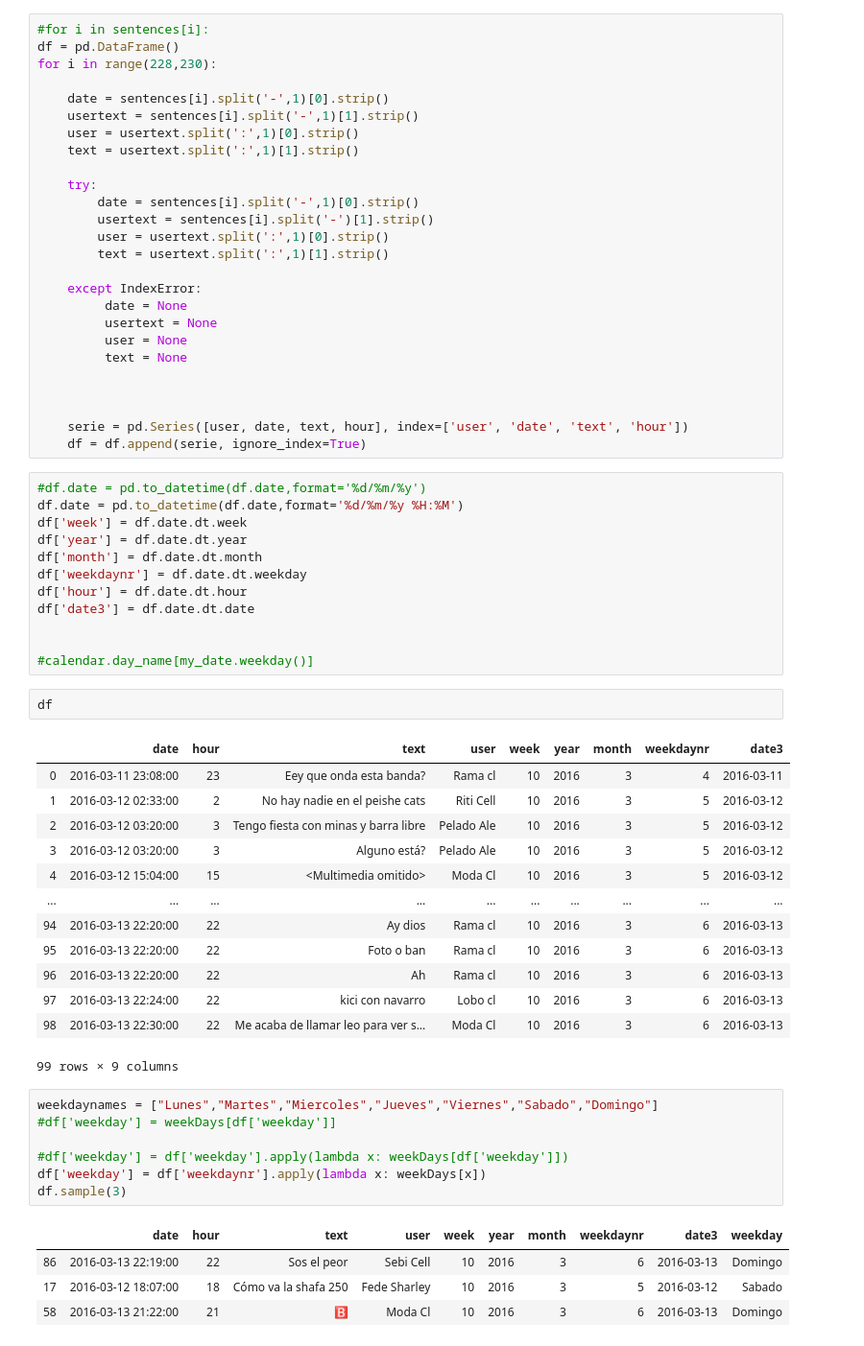
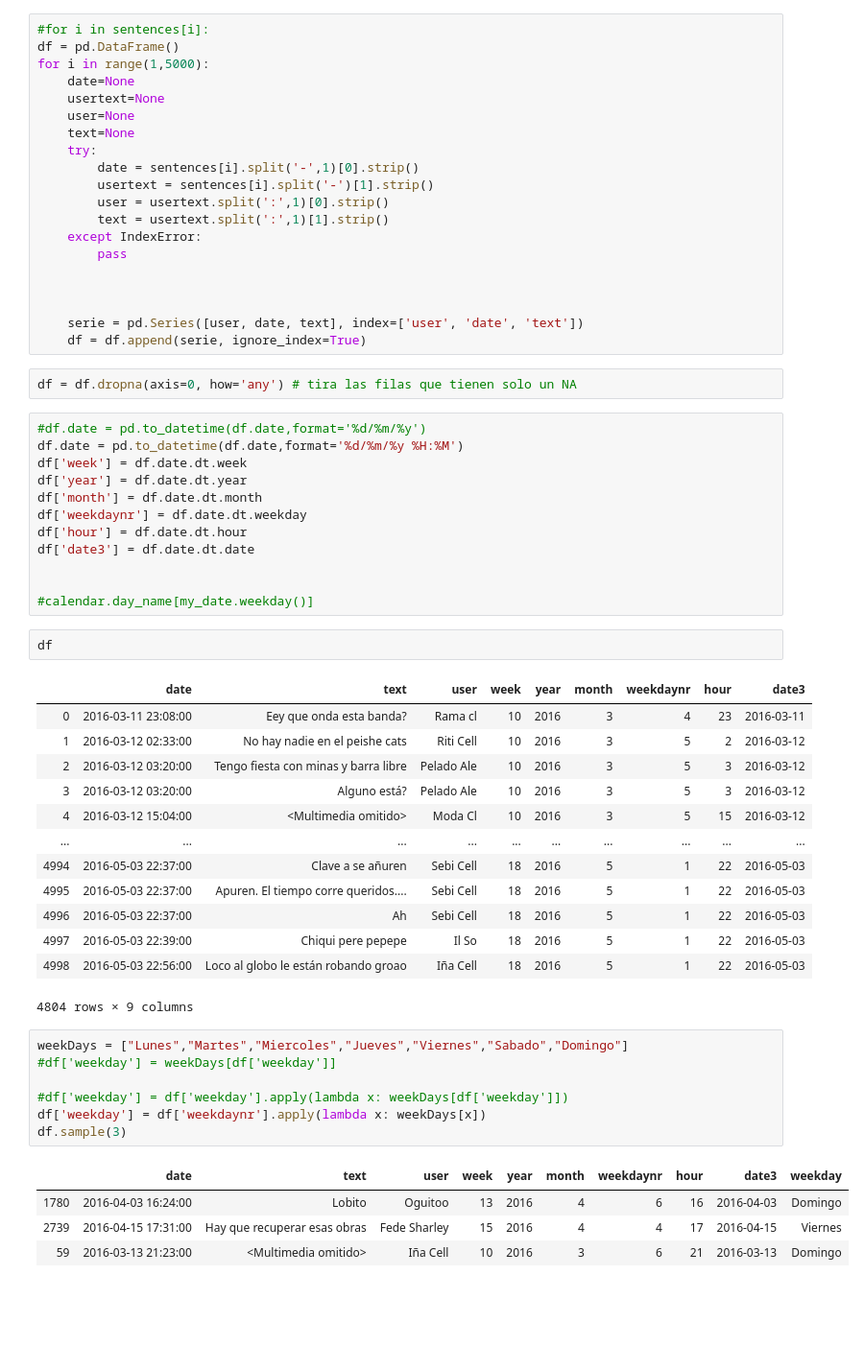
Before and after one commit to joaquin-tempelsman/data-stories, a Jupyter notebook: Whatsapp group - analytics/Untitled.ipynb, the cells around one changed output. Shown at 96% size. Drawn from its saved outputs; the diff is of its cells as text; blank space fills up the shorter version.

```diff
--- a/Whatsapp group - analytics/Untitled.ipynb
+++ b/Whatsapp group - analytics/Untitled.ipynb
@@ -57,29 +61,25 @@ usertext
 # %%
 #for i in sentences[i]:
 df = pd.DataFrame()
-for i in range(228,230):
-
-    date = sentences[i].split('-',1)[0].strip()
-    usertext = sentences[i].split('-',1)[1].strip()
-    user = usertext.split(':',1)[0].strip()
-    text = usertext.split(':',1)[1].strip()
-
+for i in range(1,5000):
+    date=None
+    usertext=None
+    user=None
+    text=None
     try:
         date = sentences[i].split('-',1)[0].strip()
         usertext = sentences[i].split('-')[1].strip()
         user = usertext.split(':',1)[0].strip()
         text = usertext.split(':',1)[1].strip()
-
     except IndexError:
-         date = None
-         usertext = None
-         user = None
-         text = None
+        pass
 
 
 
-    serie = pd.Series([user, date, text, hour], index=['user', 'date', 'text', 'hour'])
+    serie = pd.Series([user, date, text], index=['user', 'date', 'text'])
     df = df.append(serie, ignore_index=True)
+# %%
+df = df.dropna(axis=0, how='any') # tira las filas que tienen solo un NA
 # %%
 #df.date = pd.to_datetime(df.date,format='%d/%m/%y')
 df.date = pd.to_datetime(df.date,format='%d/%m/%y %H:%M')
@@ -95,28 +95,28 @@ df['date3'] = df.date.dt.date
 # %%
 df
 # %% [output]
-|  | date | hour | text | user | week | year | month | weekdaynr | date3 |
-| 0 | 2016-03-11 23:08:00 | 23 | Eey que onda esta banda? | Rama cl | 10 | 2016 | 3 | 4 | 2016-03-11 |
-| 1 | 2016-03-12 02:33:00 | 2 | No hay nadie en el peishe cats | Riti Cell | 10 | 2016 | 3 | 5 | 2016-03-12 |
-| 2 | 2016-03-12 03:20:00 | 3 | Tengo fiesta con minas y barra libre | Pelado Ale | 10 | 2016 | 3 | 5 | 2016-03-12 |
-| 3 | 2016-03-12 03:20:00 | 3 | Alguno está? | Pelado Ale | 10 | 2016 | 3 | 5 | 2016-03-12 |
-| 4 | 2016-03-12 15:04:00 | 15 | <Multimedia omitido> | Moda Cl | 10 | 2016 | 3 | 5 | 2016-03-12 |
+|  | date | text | user | week | year | month | weekdaynr | hour | date3 |
+| 0 | 2016-03-11 23:08:00 | Eey que onda esta banda? | Rama cl | 10 | 2016 | 3 | 4 | 23 | 2016-03-11 |
+| 1 | 2016-03-12 02:33:00 | No hay nadie en el peishe cats | Riti Cell | 10 | 2016 | 3 | 5 | 2 | 2016-03-12 |
+| 2 | 2016-03-12 03:20:00 | Tengo fiesta con minas y barra libre | Pelado Ale | 10 | 2016 | 3 | 5 | 3 | 2016-03-12 |
+| 3 | 2016-03-12 03:20:00 | Alguno está? | Pelado Ale | 10 | 2016 | 3 | 5 | 3 | 2016-03-12 |
+| 4 | 2016-03-12 15:04:00 | <Multimedia omitido> | Moda Cl | 10 | 2016 | 3 | 5 | 15 | 2016-03-12 |
 | ... | ... | ... | ... | ... | ... | ... | ... | ... | ... |
-| 94 | 2016-03-13 22:20:00 | 22 | Ay dios | Rama cl | 10 | 2016 | 3 | 6 | 2016-03-13 |
-| 95 | 2016-03-13 22:20:00 | 22 | Foto o ban | Rama cl | 10 | 2016 | 3 | 6 | 2016-03-13 |
-| 96 | 2016-03-13 22:20:00 | 22 | Ah | Rama cl | 10 | 2016 | 3 | 6 | 2016-03-13 |
-| 97 | 2016-03-13 22:24:00 | 22 | kici con navarro | Lobo cl | 10 | 2016 | 3 | 6 | 2016-03-13 |
-| 98 | 2016-03-13 22:30:00 | 22 | Me acaba de llamar leo para ver s... | Moda Cl | 10 | 2016 | 3 | 6 | 2016-03-13 |
+| 4994 | 2016-05-03 22:37:00 | Clave a se añuren | Sebi Cell | 18 | 2016 | 5 | 1 | 22 | 2016-05-03 |
+| 4995 | 2016-05-03 22:37:00 | Apuren. El tiempo corre queridos.... | Sebi Cell | 18 | 2016 | 5 | 1 | 22 | 2016-05-03 |
+| 4996 | 2016-05-03 22:37:00 | Ah | Sebi Cell | 18 | 2016 | 5 | 1 | 22 | 2016-05-03 |
+| 4997 | 2016-05-03 22:39:00 | Chiqui pere pepepe | Il So | 18 | 2016 | 5 | 1 | 22 | 2016-05-03 |
+| 4998 | 2016-05-03 22:56:00 | Loco al globo le están robando groao | Iña Cell | 18 | 2016 | 5 | 1 | 22 | 2016-05-03 |
-99 rows × 9 columns
+4804 rows × 9 columns
 # %%
-weekdaynames = ["Lunes","Martes","Miercoles","Jueves","Viernes","Sabado","Domingo"]
+weekDays = ["Lunes","Martes","Miercoles","Jueves","Viernes","Sabado","Domingo"]
 #df['weekday'] = weekDays[df['weekday']]
 
 #df['weekday'] = df['weekday'].apply(lambda x: weekDays[df['weekday']])
 df['weekday'] = df['weekdaynr'].apply(lambda x: weekDays[x])
 df.sample(3)
 # %% [output]
-|  | date | hour | text | user | week | year | month | weekdaynr | date3 | weekday |
-| 86 | 2016-03-13 22:19:00 | 22 | Sos el peor | Sebi Cell | 10 | 2016 | 3 | 6 | 2016-03-13 | Domingo |
-| 17 | 2016-03-12 18:07:00 | 18 | Cómo va la shafa 250 | Fede Sharley | 10 | 2016 | 3 | 5 | 2016-03-12 | Sabado |
-| 58 | 2016-03-13 21:22:00 | 21 | 🅱 | Moda Cl | 10 | 2016 | 3 | 6 | 2016-03-13 | Domingo |
+|  | date | text | user | week | year | month | weekdaynr | hour | date3 | weekday |
+| 1780 | 2016-04-03 16:24:00 | Lobito | Oguitoo | 13 | 2016 | 4 | 6 | 16 | 2016-04-03 | Domingo |
+| 2739 | 2016-04-15 17:31:00 | Hay que recuperar esas obras | Fede Sharley | 15 | 2016 | 4 | 4 | 17 | 2016-04-15 | Viernes |
+| 59 | 2016-03-13 21:23:00 | <Multimedia omitido> | Iña Cell | 10 | 2016 | 3 | 6 | 21 | 2016-03-13 | Domingo |
```
Also changed, not shown: parts of 14 cells of this notebook, 1 other file.
